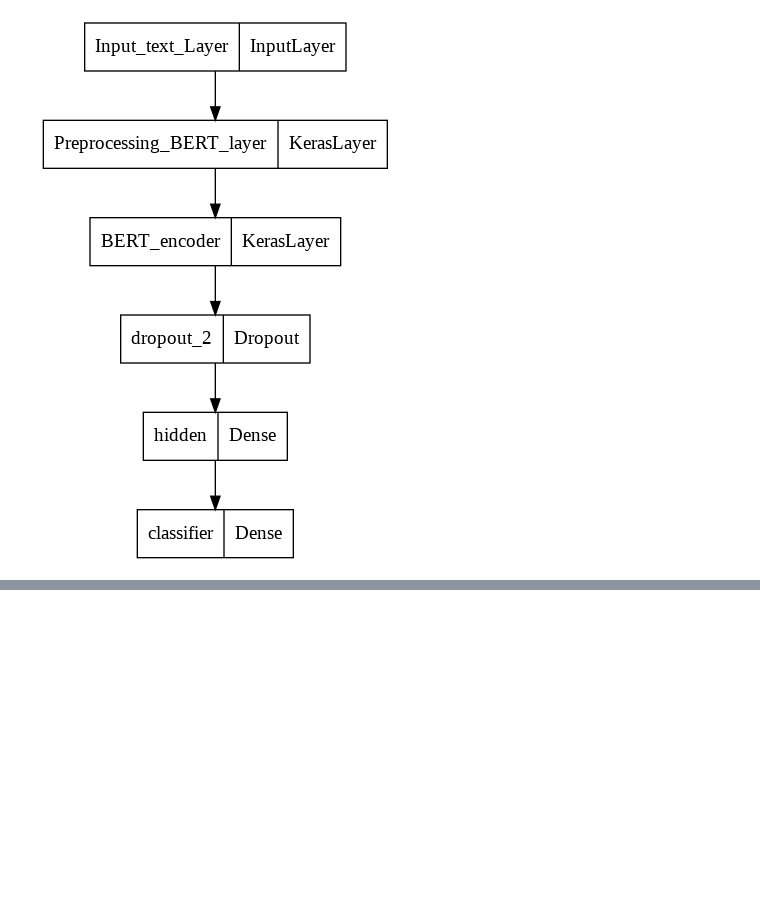
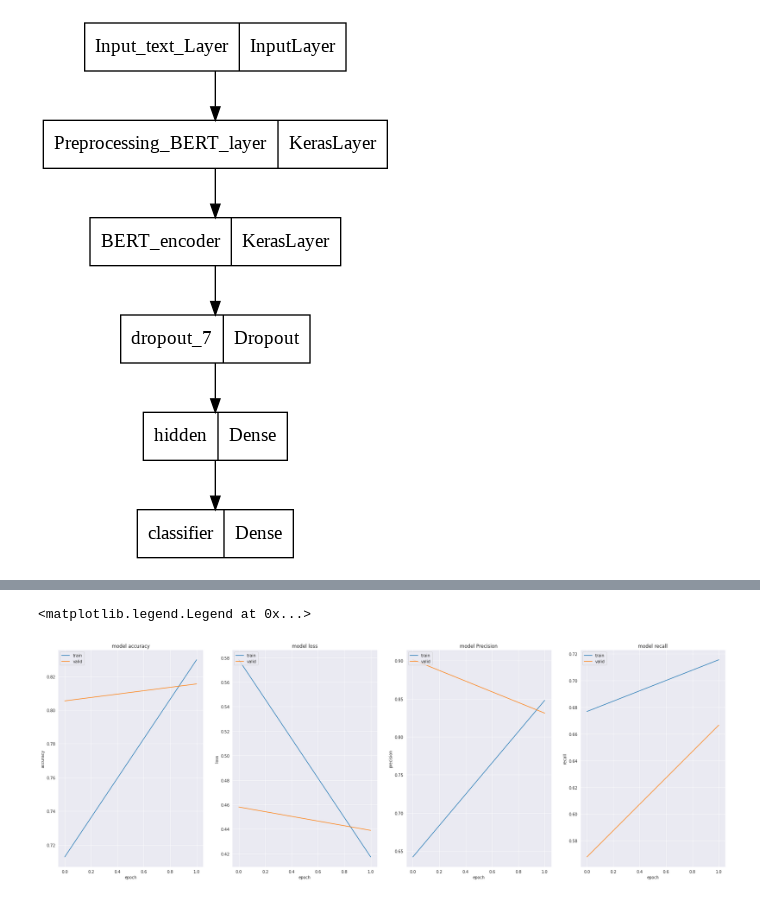
Before and after one commit to axiom9/WebScraping_and_NLP, a Jupyter notebook: NLP_Disaster_Tweet_Classification_LSTM_&_BERT.ipynb, the cells around one changed output, grey strips where cells are left out. Cells and saved outputs as stored; diff of their text form; code cells hidden in the pictures; blank space fills up the shorter version.

```diff
--- a/NLP_Disaster_Tweet_Classification_LSTM_&_BERT.ipynb
+++ b/NLP_Disaster_Tweet_Classification_LSTM_&_BERT.ipynb
@@ -758,7 +780,7 @@ from tqdm.notebook import tqdm
 bert_model = 'https://tfhub.dev/tensorflow/bert_en_uncased_L-12_H-768_A-12/4'
 bert_preprocessor = 'https://tfhub.dev/tensorflow/bert_en_uncased_preprocess/3'
 # %%
-X_train, X_valid, y_train, y_valid = train_test_split(df.text, df.target, test_size=0.15, random_state=1)
+X_train, X_valid, y_train, y_valid = train_test_split(df.text, df.target, test_size=0.10, random_state=1)
 
 batch_size = 32
 seed = 42
@@ -782,7 +804,7 @@ def classifier_model():
     outputs = encoder(encoder_inputs)
 
     x = outputs["pooled_output"]
-    x = tf.keras.layers.Dropout(0.1)(x) #<--- Can adjust the Dropout rate to see impact on performance
+    x = tf.keras.layers.Dropout(0.30)(x) #<--- Can adjust the Dropout rate to see impact on performance
     x = tf.keras.layers.Dense(8,activation ="relu",name ="hidden")(x)
     x = tf.keras.layers.Dense(1, activation= "sigmoid" , name='classifier')(x)
 
@@ -793,7 +815,7 @@ tf.keras.utils.plot_model(classifier_model)
 # %% [output]
 [figure]
 # %%
-EPOCHS = 20
+EPOCHS = 2
 LOSS = tf.keras.losses.BinaryCrossentropy(from_logits=True)
 steps_per_epoch = tf.data.experimental.cardinality(train_ds).numpy()
 num_train_steps = steps_per_epoch * EPOCHS
@@ -809,6 +831,8 @@ optimizer = optimization.create_optimizer(init_lr=init_lr, num_train_steps=num_t
 classifier_model.compile(optimizer=optimizer,
                      loss=LOSS,
                      metrics=METRICS)
+
+es = EarlyStopping(monitor='val_loss', patience=1, verbose=1)
 # %%
-history = classifier_model.fit(x=train_ds, validation_data=valid_ds, epochs=EPOCHS)
+history = classifier_model.fit(x=train_ds, validation_data=valid_ds, epochs=EPOCHS, callbacks=[es])
 # %% [output]
@@ -815,0 +843,40 @@ Epoch 1/20
+# %%
+plt.figure(figsize=(30,10))
+#Plotting Accuracy
+plt.subplot(1,4,1)
+plt.plot(history.history['accuracy'])
+plt.plot(history.history['val_accuracy'])
+plt.title('model accuracy')
+plt.ylabel('accuracy')
+plt.xlabel('epoch')
+plt.legend(['train', 'valid'], loc='upper left')
+
+# Plotting loss
+plt.subplot(1,4,2)
+plt.plot(history.history['loss'])
+plt.plot(history.history['val_loss'])
+plt.title('model loss')
+plt.ylabel('loss')
+plt.xlabel('epoch')
+plt.legend(['train', 'valid'], loc='upper left')
+
+#Plotting precision
+plt.subplot(1,4,3)
+plt.plot(history.history['precision'])
+plt.plot(history.history['val_precision'])
+plt.title('model Precision')
+plt.ylabel('precision')
+plt.xlabel('epoch')
+plt.legend(['train', 'valid'], loc='upper left')
+
+#Plotting Recall
+plt.subplot(1,4,4)
+plt.plot(history.history['recall'])
+plt.plot(history.history['val_recall'])
+plt.title('model recall')
+plt.ylabel('recall')
+plt.xlabel('epoch')
+plt.legend(['train', 'valid'], loc='upper left')
+# %% [output]
+<matplotlib.legend.Legend at 0x...>
+[figure, added]
```
Also changed, not shown: parts of 14 cells of this notebook.
